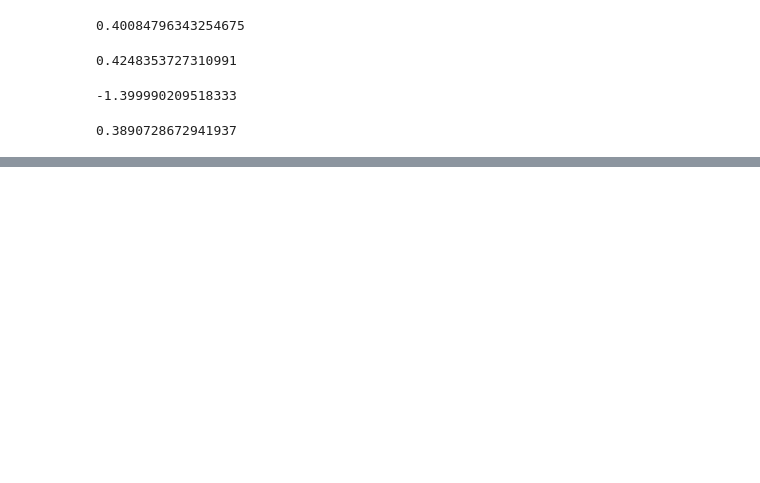
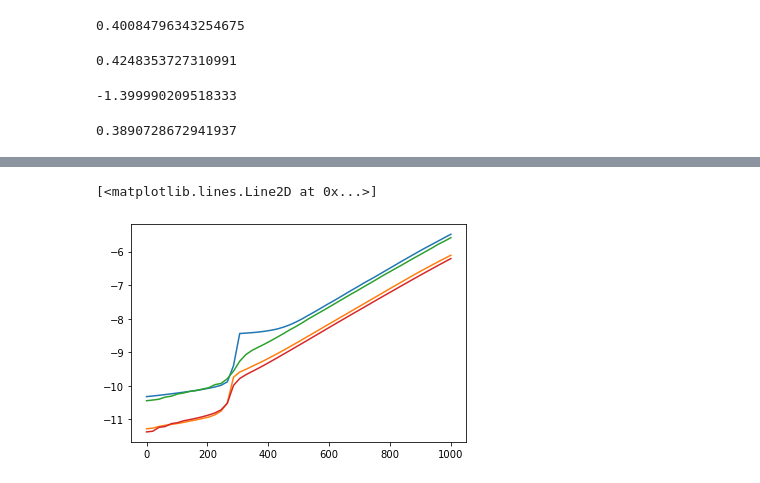
Before and after one commit to CovingtonResearchGroup/champ, a Jupyter notebook: champ/Examples/GVP-devel.ipynb, the cells around one changed output, grey strips where cells are left out. Cells and saved outputs as stored; diff of their text form; code cells hidden in the pictures; blank space fills up the shorter version.

```diff
--- a/champ/Examples/GVP-devel.ipynb
+++ b/champ/Examples/GVP-devel.ipynb
@@ -121,0 +199,8 @@ for xc in sim.xcs:
+# %%
+plot(simGVF.x_arr, simGVF.h)
+plot(simGVF.x_arr, simGVF.z_arr)
+plot(simOrig.x_arr, simOrig.h)
+plot(simOrig.x_arr, simOrig.z_arr)
+# %% [output]
+[<matplotlib.lines.Line2D at 0x...>]
+[figure, added]
```
Also changed, not shown: parts of 23 cells of this notebook.
